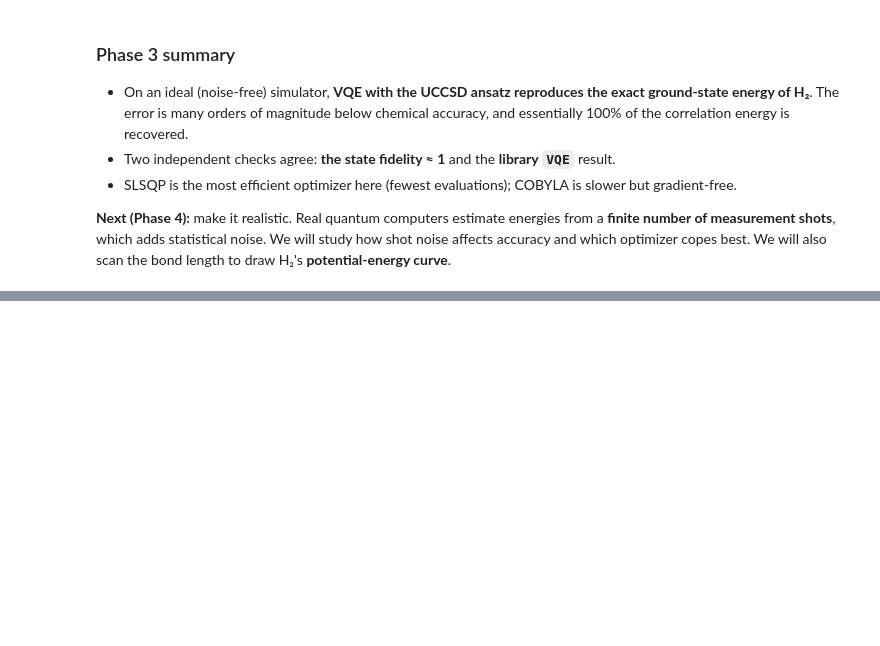
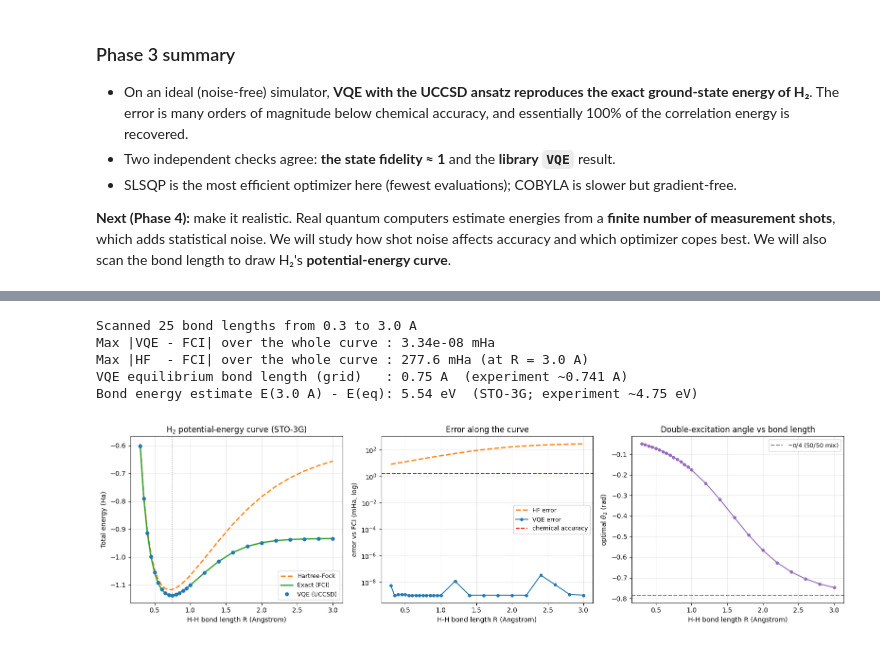
Before and after one commit to arjun-whiteshadow/qiskit-fall-fest-26, a Jupyter notebook: challenge.ipynb, the cells around one changed output, grey strips where cells are left out. Cells and saved outputs as stored; diff of their text form; code cells hidden in the pictures; blank space fills up the shorter version.

```diff
--- a/challenge.ipynb
+++ b/challenge.ipynb
@@ -929,0 +1171,78 @@ which optimizer copes best. We will also scan the bond length to draw H₂'s **p
+# %%
+bond_lengths = np.round(np.concatenate([np.arange(0.30, 1.00, 0.05), np.arange(1.0, 3.01, 0.20)]), 3)
+
+pes = {"R": [], "hf": [], "fci": [], "vqe": [], "theta2": []}
+theta_warm = np.zeros(ansatz_isa.num_parameters)
+
+for R in bond_lengths:
+    # 1) molecule + qubit Hamiltonian at this geometry (same settings as Section 1)
+    prob_R = PySCFDriver(atom=f"H 0 0 0; H 0 0 {R}", basis="sto3g", charge=0, spin=0,
+                         unit=DistanceUnit.ANGSTROM).run()
+    H_R = mapper.map(prob_R.hamiltonian.second_q_op()).apply_layout(ansatz_isa.layout)
+    E_nuc_R = prob_R.hamiltonian.nuclear_repulsion_energy
+
+    # 2) exact reference: PySCF FCI (fixed 2 electrons, singlet)
+    mf_R = scf.RHF(gto.M(atom=f"H 0 0 0; H 0 0 {R}", basis="sto-3g", unit="Angstrom")).run(verbose=0)
+    E_fci_R = fci.FCI(mf_R).kernel()[0]
+
+    # 3) ideal VQE, warm-started from the previous geometry's optimum
+    def cost_R(theta):
+        return float(StatevectorEstimator().run([(ansatz_isa, H_R, theta)]).result()[0].data.evs) + E_nuc_R
+    res_R = minimize(cost_R, theta_warm, method="SLSQP", options={"maxiter": 200, "ftol": 1e-10})
+    theta_warm = res_R.x
+
+    pes["R"].append(R); pes["hf"].append(prob_R.reference_energy); pes["fci"].append(E_fci_R)
+    pes["vqe"].append(res_R.fun); pes["theta2"].append(res_R.x[2])
+
+pes = {k: np.array(v) for k, v in pes.items()}
+vqe_err = np.abs(pes["vqe"] - pes["fci"]) * 1000
+i_eq = int(np.argmin(pes["vqe"]))
+print(f"Scanned {len(bond_lengths)} bond lengths from {bond_lengths[0]} to {bond_lengths[-1]} A")
+print(f"Max |VQE - FCI| over the whole curve : {vqe_err.max():.2e} mHa")
+print(f"Max |HF  - FCI| over the whole curve : {np.max(pes['hf'] - pes['fci']) * 1000:.1f} mHa (at R = {pes['R'][np.argmax(pes['hf'] - pes['fci'])]} A)")
+print(f"VQE equilibrium bond length (grid)   : {pes['R'][i_eq]} A  (experiment ~0.741 A)")
+assert vqe_err.max() < 1.6, "VQE lost chemical accuracy somewhere on the curve"
+
+# Bond dissociation energy: E(far apart) - E(equilibrium), in the minimal basis
+D_e = (pes["vqe"][-1] - pes["vqe"][i_eq]) * 27.2114
+print(f"Bond energy estimate E(3.0 A) - E(eq): {D_e:.2f} eV  (STO-3G; experiment ~4.75 eV)")
+# %% [output]
+Scanned 25 bond lengths from 0.3 to 3.0 A
+Max |VQE - FCI| over the whole curve : 3.34e-08 mHa
+Max |HF  - FCI| over the whole curve : 277.6 mHa (at R = 3.0 A)
+VQE equilibrium bond length (grid)   : 0.75 A  (experiment ~0.741 A)
+Bond energy estimate E(3.0 A) - E(eq): 5.54 eV  (STO-3G; experiment ~4.75 eV)
+# %%
+fig, (ax_pes, ax_err, ax_th) = plt.subplots(1, 3, figsize=(16, 4.5))
+
+ax_pes.plot(pes["R"], pes["hf"], "--", color="tab:orange", lw=2, label="Hartree-Fock")
+ax_pes.plot(pes["R"], pes["fci"], "-", color="tab:green", lw=2, label="Exact (FCI)")
+ax_pes.plot(pes["R"], pes["vqe"], "o", color="tab:blue", ms=5, label="VQE (UCCSD)")
+ax_pes.axvline(pes["R"][i_eq], color="grey", ls=":", lw=1)
+ax_pes.set_xlabel("H-H bond length R (Angstrom)")
+ax_pes.set_ylabel("Total energy (Ha)")
+ax_pes.set_title(r"H$_2$ potential-energy curve (STO-3G)")
+ax_pes.legend(fontsize=9)
+ax_pes.grid(alpha=0.3)
+
+ax_err.semilogy(pes["R"], (pes["hf"] - pes["fci"]) * 1000, "--", color="tab:orange", lw=2, label="HF error")
+ax_err.semilogy(pes["R"], np.maximum(vqe_err, 1e-9), "o-", color="tab:blue", ms=4, label="VQE error")
+ax_err.axhline(1.6, color="red", ls="--", label="chemical accuracy")
+ax_err.set_xlabel("H-H bond length R (Angstrom)")
+ax_err.set_ylabel("error vs FCI (mHa, log)")
+ax_err.set_title("Error along the curve")
+ax_err.legend(fontsize=9)
+ax_err.grid(alpha=0.3, which="both")
+
+ax_th.plot(pes["R"], pes["theta2"], "o-", color="tab:purple", ms=4)
+ax_th.axhline(-np.pi / 4, color="grey", ls="--", label=r"$-\pi/4$ (50/50 mix)")
+ax_th.set_xlabel("H-H bond length R (Angstrom)")
+ax_th.set_ylabel(r"optimal $\theta_2$ (rad)")
+ax_th.set_title("Double-excitation angle vs bond length")
+ax_th.legend(fontsize=9)
+ax_th.grid(alpha=0.3)
+
+plt.tight_layout()
+plt.show()
+# %% [output]
+[figure, added]
```
Also changed, not shown: parts of 13 cells of this notebook, 2 other files.
